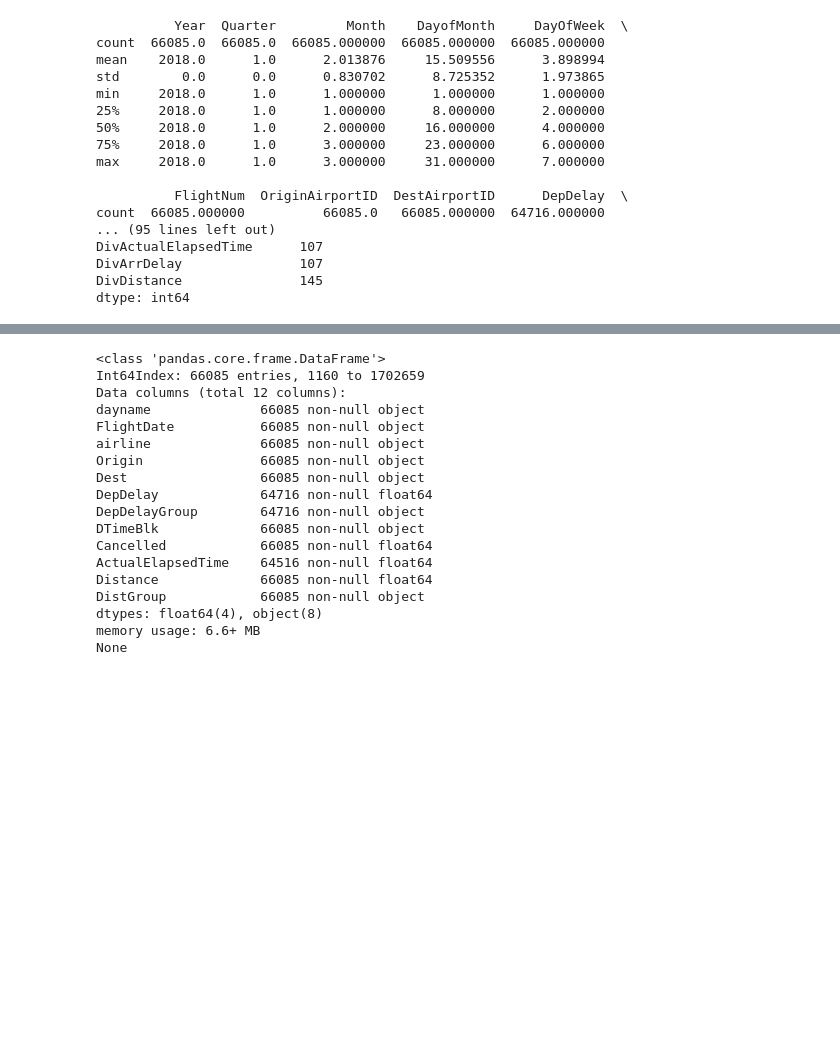
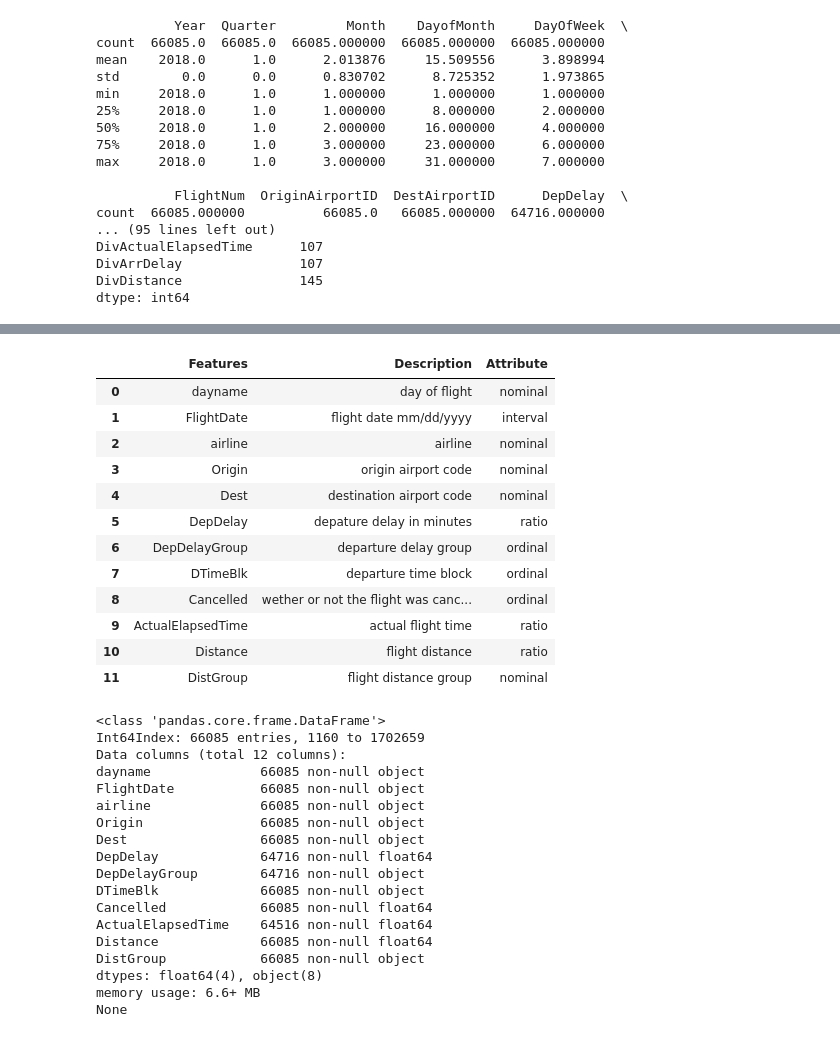
Before and after one commit to teresa201/MachineLearning, a Jupyter notebook: Lab1.ipynb, the cells around one changed output, grey strips where cells are left out. Drawn from its saved outputs; the diff is of its cells as text; code cells hidden in the pictures; blank space fills up the shorter version.

Commit message:
data attribute discussion

```diff
--- a/Lab1.ipynb
+++ b/Lab1.ipynb
@@ -109,3 +112,33 @@ dtype: object
+# %%
+## Data Attributes:
+# create a data description table
+data_des = pd.DataFrame()
+
+data_des['Features'] = df_dallas.columns
+data_des['Description'] = ['day of flight',
+                          'flight date mm/dd/yyyy', 'airline',
+                          'origin airport code', 'destination airport code',
+                          'depature delay in minutes', 'departure delay group',
+                          'departure time block', 'wether or not the flight was cancelled','actual flight time',
+                          'flight distance','flight distance group']
+data_des['Attribute'] = ['nominal','interval','nominal','nominal','nominal','ratio',
+                         'ordinal','ordinal','ordinal','ratio','ratio','nominal']
+
+data_des
+# %% [output]
+|  | Features | Description | Attribute |
+| 0 | dayname | day of flight | nominal |
+| 1 | FlightDate | flight date mm/dd/yyyy | interval |
+| 2 | airline | airline | nominal |
+| 3 | Origin | origin airport code | nominal |
+| 4 | Dest | destination airport code | nominal |
+| 5 | DepDelay | depature delay in minutes | ratio |
+| 6 | DepDelayGroup | departure delay group | ordinal |
+| 7 | DTimeBlk | departure time block | ordinal |
+| 8 | Cancelled | wether or not the flight was canc... | ordinal |
+| 9 | ActualElapsedTime | actual flight time | ratio |
+| 10 | Distance | flight distance | ratio |
+| 11 | DistGroup | flight distance group | nominal |
 # %%
 print(df_dallas.info(verbose=True, null_counts=True))
 # %% [output]
```
Also changed, not shown: parts of 6 cells of this notebook.
